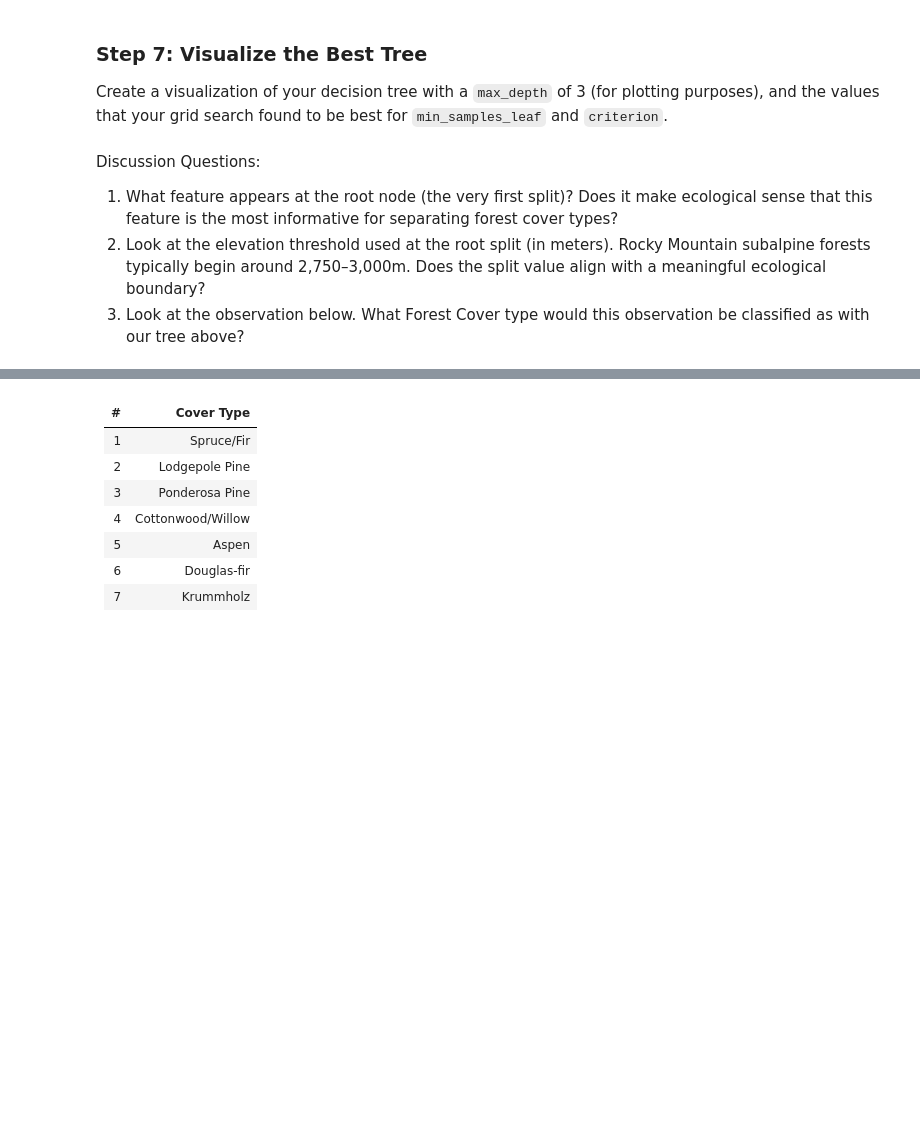
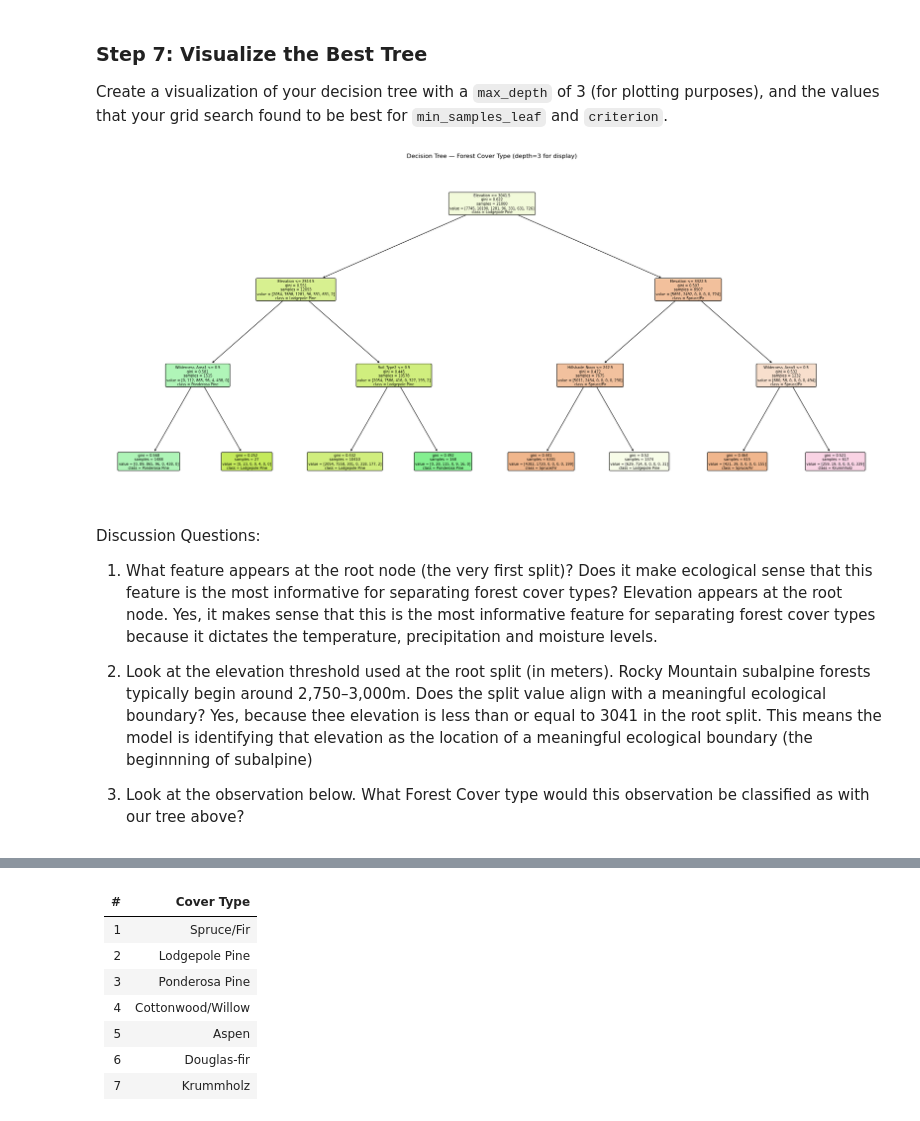
Before and after one commit to kaimorquecho/eds232-labs, a Jupyter notebook: lab6.ipynb, the cells around one changed output, grey strips where cells are left out. Cells and saved outputs as stored; diff of their text form; code cells hidden in the pictures; blank space fills up the shorter version.

Commit message:
create decision tree

```diff
--- a/lab6.ipynb
+++ b/lab6.ipynb
@@ -166,0 +160,21 @@ print(f"Test accuracy:    {dt_acc:.3f}")
+# %%
+param_grid = {
+    'max_depth':        [5, 10, 15, 16, 17,18, 19, 20],
+    'min_samples_leaf': [1, 5, 10, 25],
+    'criterion':        ['gini', 'entropy']
+}
+
+grid_search = GridSearchCV(
+    DecisionTreeClassifier(random_state=42),
+    param_grid,
+    cv=5,
+    scoring='accuracy',
+    n_jobs=-1 # refers to run time, uses all available cpu when at 1
+)
+grid_search.fit(X_train, y_train)
+
+print(f"Best parameters:  {grid_search.best_params_}")
+
+dt_best = grid_search.best_estimator_
+dt_acc  = accuracy_score(y_test, dt_best.predict(X_test))
+print(f"Test accuracy:    {dt_acc:.3f}")
@@ -173,22 +190,34 @@ print(f"Test accuracy:    {dt_acc:.3f}")
 
 Create a visualization of your decision tree with a `max_depth` of 3 (for plotting purposes), and the values that your grid search found to be best for `min_samples_leaf` and `criterion`.
 # %%
-
+dt_viz = DecisionTreeClassifier(
+    max_depth=3,
+    min_samples_leaf=grid_search.best_params_['min_samples_leaf'],
+    criterion=grid_search.best_params_['criterion'],
+    random_state=42
+)
+dt_viz.fit(X_train, y_train)
 
 plt.figure(figsize=(22, 10))
 class_names = ['Spruce/Fir', 'Lodgepole Pine', 'Ponderosa Pine',
                'Cottonwood/Willow', 'Aspen', 'Douglas-fir', 'Krummholz']
 
-# Plot tree
+plot_tree(dt_viz, feature_names=features, class_names=class_names,
+          filled=True, rounded=True, fontsize=7)
 
 plt.title('Decision Tree — Forest Cover Type (depth=3 for display)')
 plt.tight_layout()
 plt.show()
+# %% [output]
+[figure, added]
 # %% [markdown]
 Discussion Questions:
 
 1. What feature appears at the root node (the very first split)? Does it make ecological sense that this feature is the most informative for separating forest cover types?
-2. Look at the elevation threshold used at the root split (in meters). Rocky Mountain subalpine forests typically begin around 2,750–3,000m. Does the split value align with a meaningful ecological boundary?
+Elevation appears at the root node. Yes, it makes sense that this is the most informative feature for separating forest cover types because it dictates the temperature, precipitation and moisture levels.
+
+2. Look at the elevation threshold used at the root split (in meters). Rocky Mountain subalpine forests typically begin around 2,750–3,000m. Does the split value align with a meaningful ecological boundary? Yes, because thee elevation is less than or equal to 3041 in the root split. This means the model is identifying that elevation as the location of a meaningful ecological boundary (the beginnning of subalpine)
+
 3. Look at the observation below. What Forest Cover type would this observation be classified as with our tree above?
 # %%
 df.iloc[2067][['Elevation', 'Aspect', 'Slope', 'Horizontal_Distance_To_Hydrology', 'Vertical_Distance_To_Hydrology','Horizontal_Distance_To_Roadways', 'Horizontal_Distance_To_Roadways', 'Hillshade_9am', 'Hillshade_Noon', 'Hillshade_3pm', 'Horizontal_Distance_To_Fire_Points', 'Wilderness_Area1', 'Cover_Type']]
```
Also changed, not shown: parts of 6 cells of this notebook.
